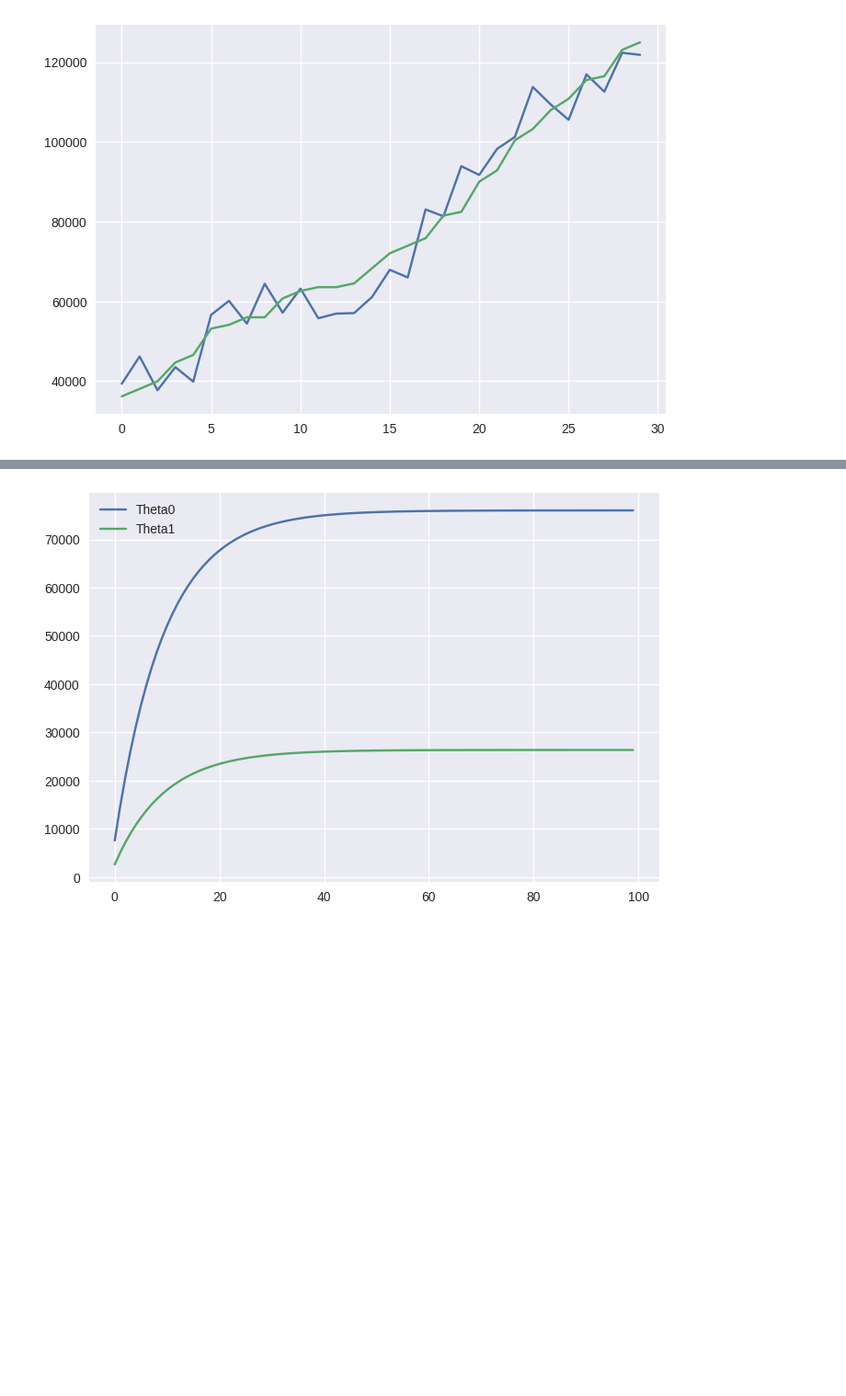
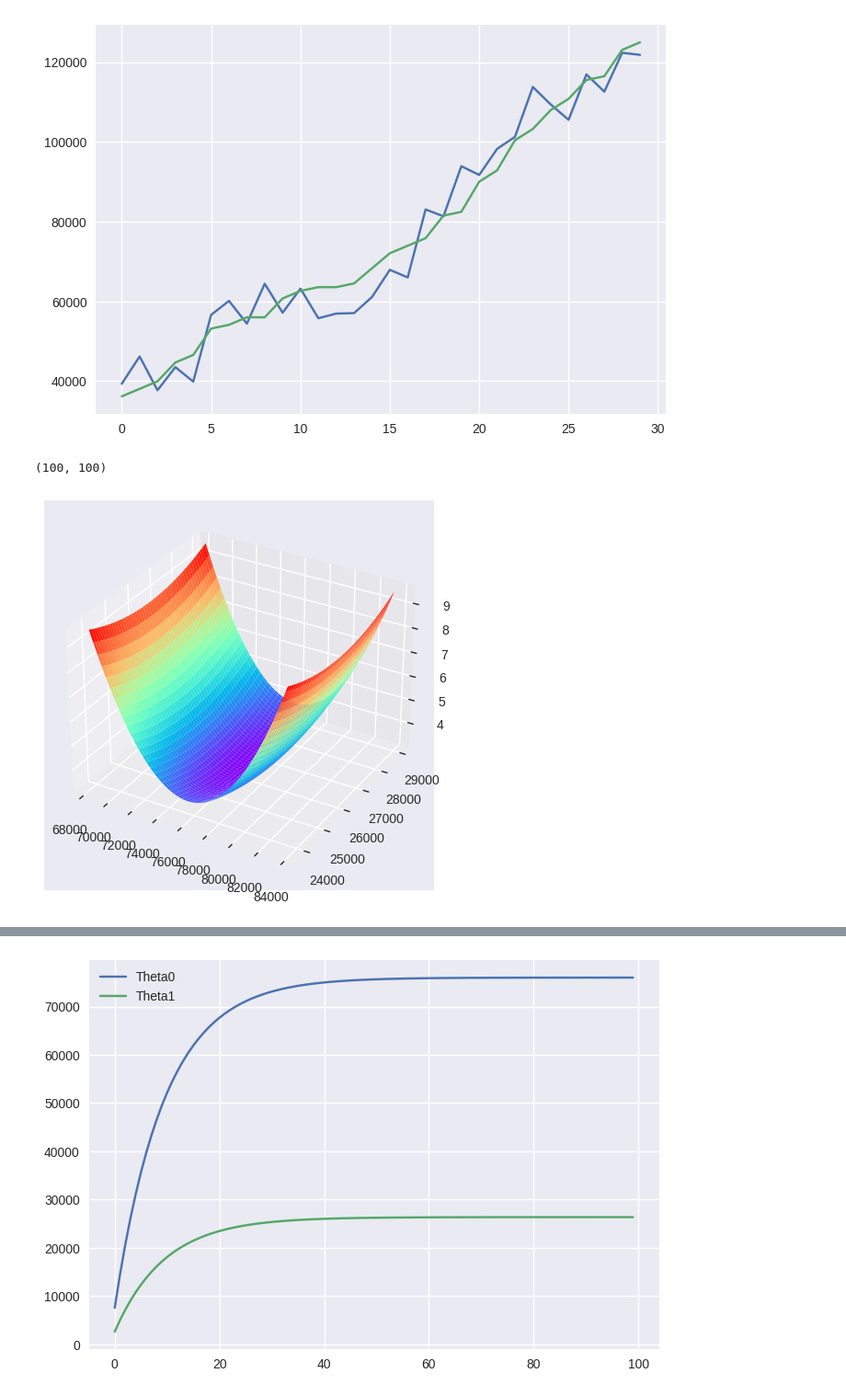
Before and after one commit to Sunainajain21/Linear_Regression, a Jupyter notebook: Linear_Regression_Example1.ipynb, the cells around one changed output, grey strips where cells are left out. Shown: that part at 92% size. Saved outputs shown, nothing was run; the diff lists cells and outputs as text; code cells hidden in the pictures; blank space fills up the shorter version.

```diff
--- a/Linear_Regression_Example1.ipynb
+++ b/Linear_Regression_Example1.ipynb
@@ -6,7 +6,7 @@ import pandas as pd
 import matplotlib.pyplot as plt
 import seaborn as sns
 # %%
-path = "/Salary_Data.csv"
+path = "/content/Salary_Data.csv"
 data = pd.read_csv(path)
 #load the data
 # %%
@@ -227,3 +227,50 @@ WARNING:matplotlib.legend:No artists with labels found to put in legend.  Note t
 #has been trained and obtained the optimal parameter values (theta).
 #The purpose of using the meshgrid and arranged values is to visualize the loss function and
 #understand the relationship between the model parameters and the loss.
+# %%
+# Loss Actually
+'''T0 = np.arange(-10000,10000,1)
+T1 = np.arange(10000,70000,1)
+
+T0,T1 = np.meshgrid(T0,T1)
+t0_vals = np.arange(-10000, 10000, 0.1)
+t1_vals = np.arange(10000, 70000, 0.1)
+
+# Create a grid of values for t0 and t1 using meshgrid
+T0, T1 = np.meshgrid(t0_vals, t1_vals)
+J = np.zeros(T0.shape)
+for i in range(J.shape[0]):
+    for j in range(J.shape[1]):
+        y_ = T1[i,j]*X + T0[i,j] #pred best fit line
+        J[i,j] = np.sum((Y-y_)**2)/Y.shape[0] #error
+
+print(J.shape)'''
+t0_range = np.abs(theta[0]) * 0.1
+t1_range = np.abs(theta[1]) * 0.1
+
+# Define the values for t0 and t1 using the determined range
+t0_min = theta[0] - t0_range
+t0_max = theta[0] + t0_range
+t1_min = theta[1] - t1_range
+t1_max = theta[1] + t1_range
+
+# Create a grid of values for t0 and t1 using meshgrid
+t0_vals = np.linspace(t0_min, t0_max, 100)
+t1_vals = np.linspace(t1_min, t1_max, 100)
+T0, T1 = np.meshgrid(t0_vals, t1_vals)
+J = np.zeros(T0.shape)
+for i in range(J.shape[0]):
+    for j in range(J.shape[1]):
+        y_ = T1[i,j]*X + T0[i,j] #pred best fit line
+        J[i,j] = np.sum((Y-y_)**2)/Y.shape[0] #error
+
+print(J.shape)
+# %% [output]
+(100, 100)
+# %%
+fig = plt.figure()
+axes = fig.add_subplot(projection='3d')
+axes.plot_surface(T0,T1,J,cmap='rainbow')
+plt.show()
+# %% [output]
+[figure, added]
```
Also changed, not shown: parts of 3 cells of this notebook.
